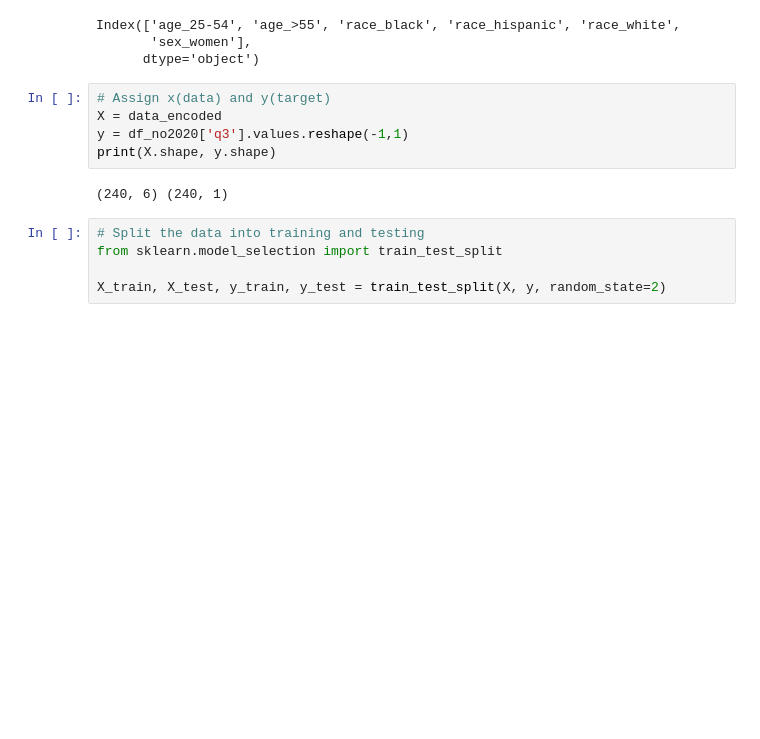
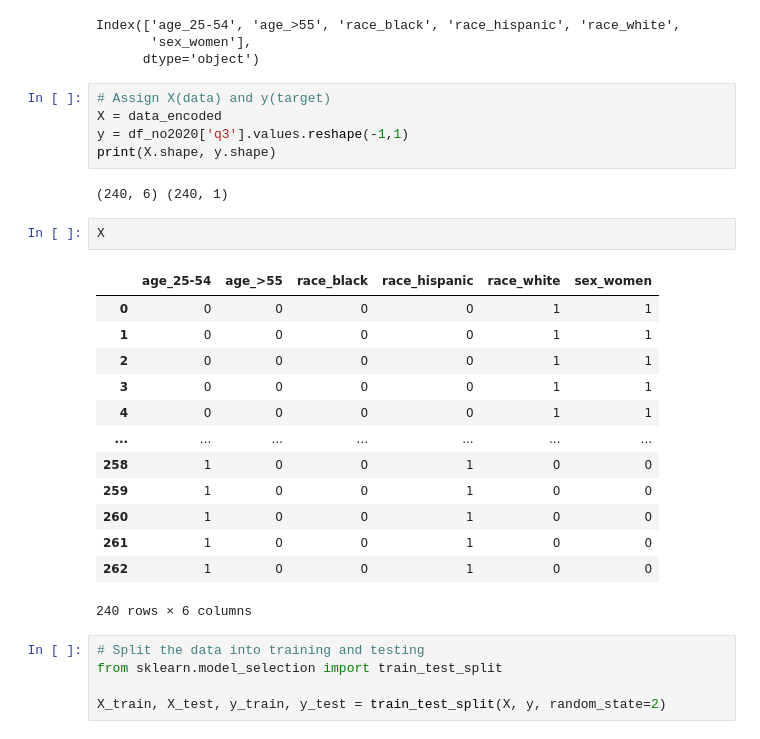
Before and after one commit to HBlockBeach/location-location-location, a Jupyter notebook: models.ipynb, the cells around one changed output. Saved outputs shown, nothing was run; the diff lists cells and outputs as text; blank space fills up the shorter version.

```diff
--- a/models.ipynb
+++ b/models.ipynb
@@ -116,12 +140,28 @@ Index(['age_25-54', 'age_>55', 'race_black', 'race_hispanic', 'race_white',
        'sex_women'],
       dtype='object')
 # %%
-# Assign x(data) and y(target)
+# Assign X(data) and y(target)
 X = data_encoded
 y = df_no2020['q3'].values.reshape(-1,1)
 print(X.shape, y.shape)
 # %% [output]
 (240, 6) (240, 1)
+# %%
+X
+# %% [output]
+|  | age_25-54 | age_>55 | race_black | race_hispanic | race_white | sex_women |
+| 0 | 0 | 0 | 0 | 0 | 1 | 1 |
+| 1 | 0 | 0 | 0 | 0 | 1 | 1 |
+| 2 | 0 | 0 | 0 | 0 | 1 | 1 |
+| 3 | 0 | 0 | 0 | 0 | 1 | 1 |
+| 4 | 0 | 0 | 0 | 0 | 1 | 1 |
+| ... | ... | ... | ... | ... | ... | ... |
+| 258 | 1 | 0 | 0 | 1 | 0 | 0 |
+| 259 | 1 | 0 | 0 | 1 | 0 | 0 |
+| 260 | 1 | 0 | 0 | 1 | 0 | 0 |
+| 261 | 1 | 0 | 0 | 1 | 0 | 0 |
+| 262 | 1 | 0 | 0 | 1 | 0 | 0 |
+240 rows × 6 columns
 # %%
 # Split the data into training and testing
 from sklearn.model_selection import train_test_split
```
Also changed, not shown: parts of 9 cells of this notebook, 1 other file.
